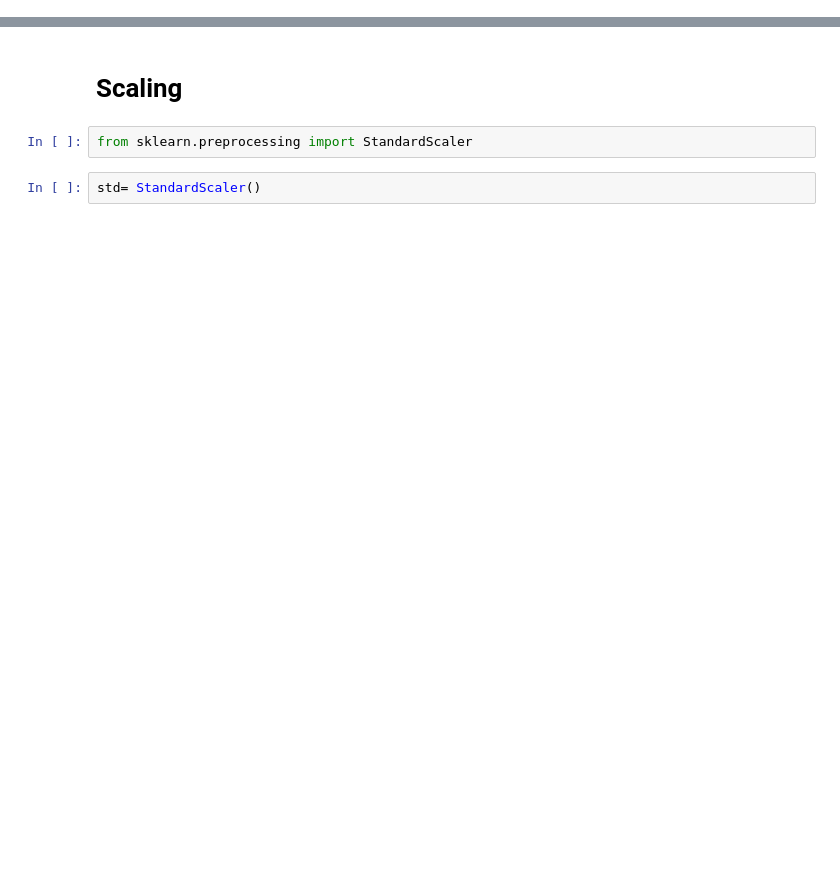
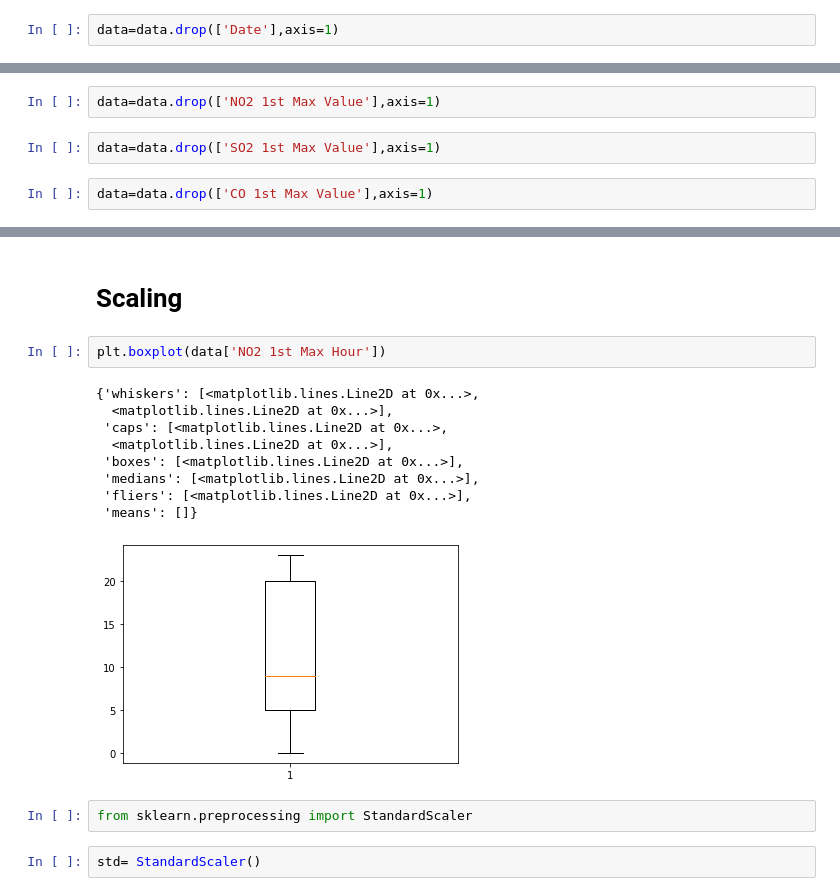
Before and after one commit to aswathipv/ictlarkaswathi, a Jupyter notebook: week1-checkpoint.ipynb, the cells around one changed output, grey strips where cells are left out. Drawn from its saved outputs; the diff is of its cells as text; blank space fills up the shorter version.

```diff
--- a/week1-checkpoint.ipynb
+++ b/week1-checkpoint.ipynb
@@ -439,0 +442,2 @@ data.head()
+# %%
+data=data.drop(['Date'],axis=1)
@@ -439,0 +592,6 @@ data.head()
+# %%
+data=data.drop(['NO2 1st Max Value'],axis=1)
+# %%
+data=data.drop(['SO2 1st Max Value'],axis=1)
+# %%
+data=data.drop(['CO 1st Max Value'],axis=1)
@@ -440,5 +610,17 @@ data.head()
 # %% [markdown]
 # Scaling
+# %%
+plt.boxplot(data['NO2 1st Max Hour'])
+# %% [output]
+{'whiskers': [<matplotlib.lines.Line2D at 0x...>,
+  <matplotlib.lines.Line2D at 0x...>],
+ 'caps': [<matplotlib.lines.Line2D at 0x...>,
+  <matplotlib.lines.Line2D at 0x...>],
+ 'boxes': [<matplotlib.lines.Line2D at 0x...>],
+ 'medians': [<matplotlib.lines.Line2D at 0x...>],
+ 'fliers': [<matplotlib.lines.Line2D at 0x...>],
+ 'means': []}
+[figure, added]
 # %%
 from sklearn.preprocessing import StandardScaler
 # %%
```
Also changed, not shown: parts of 47 cells of this notebook.
